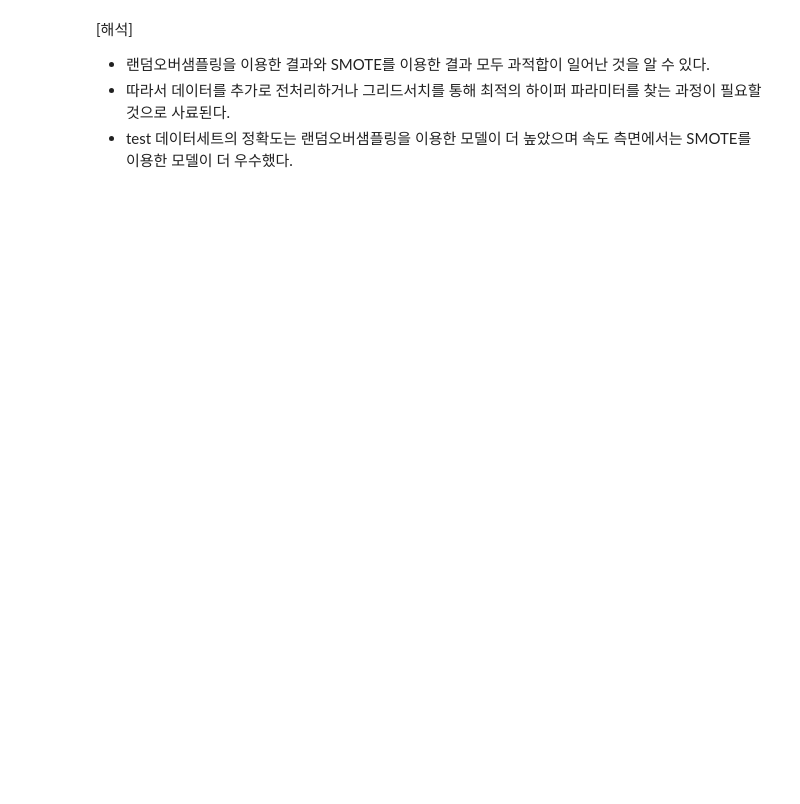
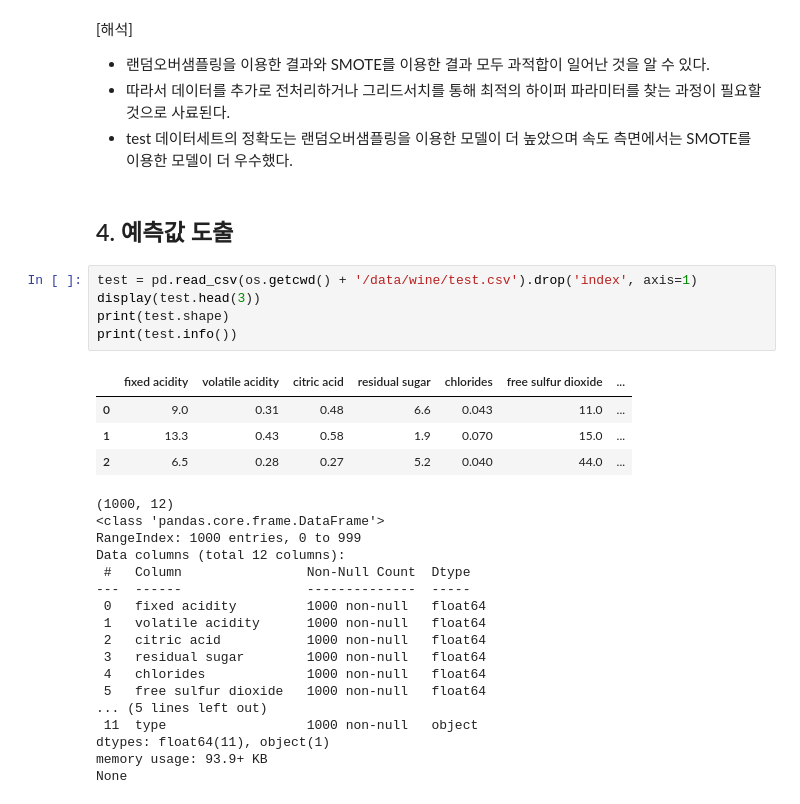
Before and after one commit to Park-Young-Bin/ADP_code, a Jupyter notebook: Dacon_와인 품질 분류.ipynb, the cells around one changed output. Saved outputs shown, nothing was run; the diff lists cells and outputs as text; blank space fills up the shorter version.

```diff
--- a/Dacon_와인 품질 분류.ipynb
+++ b/Dacon_와인 품질 분류.ipynb
@@ -427,3 +429,32 @@ time: 2.2078053951263428 sec
 - 랜덤오버샘플링을 이용한 결과와 SMOTE를 이용한 결과 모두 과적합이 일어난 것을 알 수 있다.
 - 따라서 데이터를 추가로 전처리하거나 그리드서치를 통해 최적의 하이퍼 파라미터를 찾는 과정이 필요할 것으로 사료된다.
 - test 데이터세트의 정확도는 랜덤오버샘플링을 이용한 모델이 더 높았으며 속도 측면에서는 SMOTE를 이용한 모델이 더 우수했다.
+# %% [markdown]
+## 4. 예측값 도출
+# %%
+test = pd.read_csv(os.getcwd() + '/data/wine/test.csv').drop('index', axis=1)
+display(test.head(3))
+print(test.shape)
+print(test.info())
+# %% [output]
+|  | fixed acidity | volatile acidity | citric acid | residual sugar | chlorides | free sulfur dioxide | ... |
+| 0 | 9.0 | 0.31 | 0.48 | 6.6 | 0.043 | 11.0 | ... |
+| 1 | 13.3 | 0.43 | 0.58 | 1.9 | 0.070 | 15.0 | ... |
+| 2 | 6.5 | 0.28 | 0.27 | 5.2 | 0.040 | 44.0 | ... |
+(1000, 12)
+<class 'pandas.core.frame.DataFrame'>
+RangeIndex: 1000 entries, 0 to 999
+Data columns (total 12 columns):
+ #   Column                Non-Null Count  Dtype
+---  ------                --------------  -----
+ 0   fixed acidity         1000 non-null   float64
+ 1   volatile acidity      1000 non-null   float64
+ 2   citric acid           1000 non-null   float64
+ 3   residual sugar        1000 non-null   float64
+ 4   chlorides             1000 non-null   float64
+ 5   free sulfur dioxide   1000 non-null   float64
+... (5 lines left out)
+ 11  type                  1000 non-null   object
+dtypes: float64(11), object(1)
+memory usage: 93.9+ KB
+None
```
Also changed, not shown: parts of 6 cells of this notebook.
